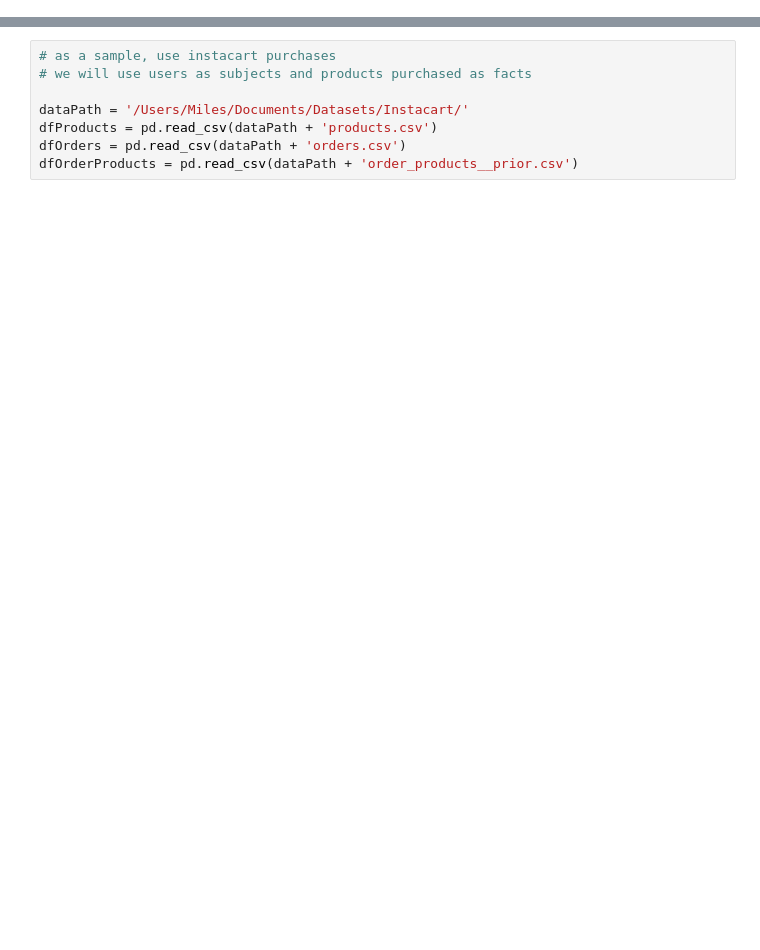
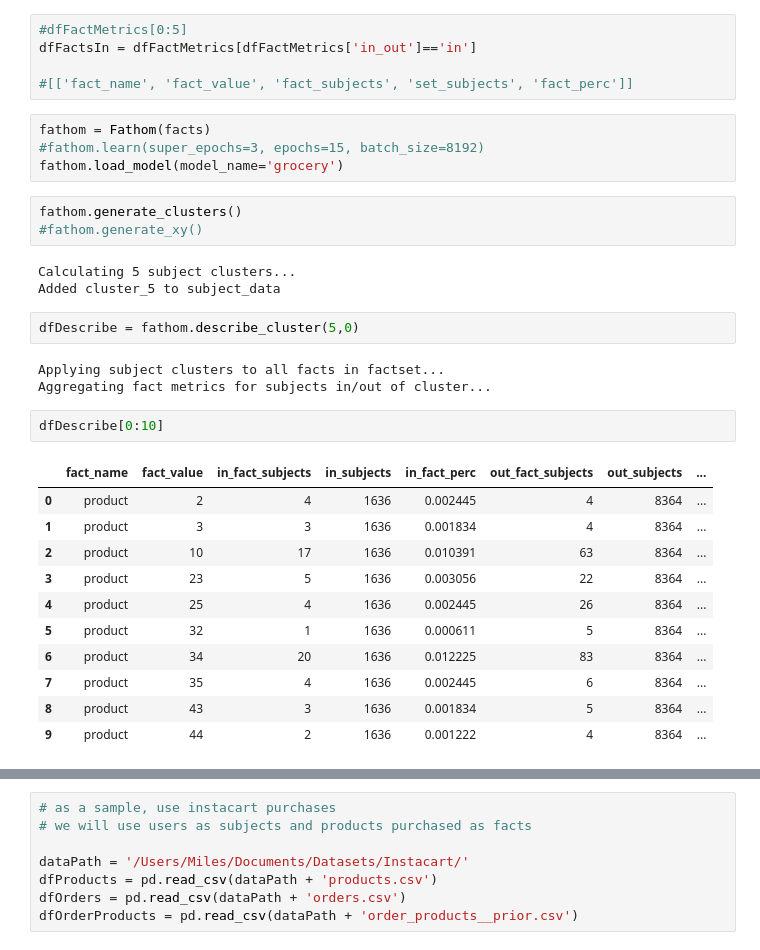
Before and after one commit to icanseeformiles/fathom, a Jupyter notebook: Fathom POC.ipynb, the cells around one changed output, grey strips where cells are left out. Saved outputs shown, nothing was run; the diff lists cells and outputs as text; blank space fills up the shorter version.

```diff
--- a/Fathom POC.ipynb
+++ b/Fathom POC.ipynb
@@ -80,0 +307,34 @@ class FactSet:
+# %%
+#dfFactMetrics[0:5]
+dfFactsIn = dfFactMetrics[dfFactMetrics['in_out']=='in']
+
+#[['fact_name', 'fact_value', 'fact_subjects', 'set_subjects', 'fact_perc']]
+# %%
+fathom = Fathom(facts)
+#fathom.learn(super_epochs=3, epochs=15, batch_size=8192)
+fathom.load_model(model_name='grocery')
+# %%
+fathom.generate_clusters()
+#fathom.generate_xy()
+# %% [output]
+Calculating 5 subject clusters...
+Added cluster_5 to subject_data
+# %%
+dfDescribe = fathom.describe_cluster(5,0)
+# %% [output]
+Applying subject clusters to all facts in factset...
+Aggregating fact metrics for subjects in/out of cluster...
+# %%
+dfDescribe[0:10]
+# %% [output]
+|  | fact_name | fact_value | in_fact_subjects | in_subjects | in_fact_perc | out_fact_subjects | out_subjects | ... |
+| 0 | product | 2 | 4 | 1636 | 0.002445 | 4 | 8364 | ... |
+| 1 | product | 3 | 3 | 1636 | 0.001834 | 4 | 8364 | ... |
+| 2 | product | 10 | 17 | 1636 | 0.010391 | 63 | 8364 | ... |
+| 3 | product | 23 | 5 | 1636 | 0.003056 | 22 | 8364 | ... |
+| 4 | product | 25 | 4 | 1636 | 0.002445 | 26 | 8364 | ... |
+| 5 | product | 32 | 1 | 1636 | 0.000611 | 5 | 8364 | ... |
+| 6 | product | 34 | 20 | 1636 | 0.012225 | 83 | 8364 | ... |
+| 7 | product | 35 | 4 | 1636 | 0.002445 | 6 | 8364 | ... |
+| 8 | product | 43 | 3 | 1636 | 0.001834 | 5 | 8364 | ... |
+| 9 | product | 44 | 2 | 1636 | 0.001222 | 4 | 8364 | ... |
```
Also changed, not shown: parts of 22 cells of this notebook.
